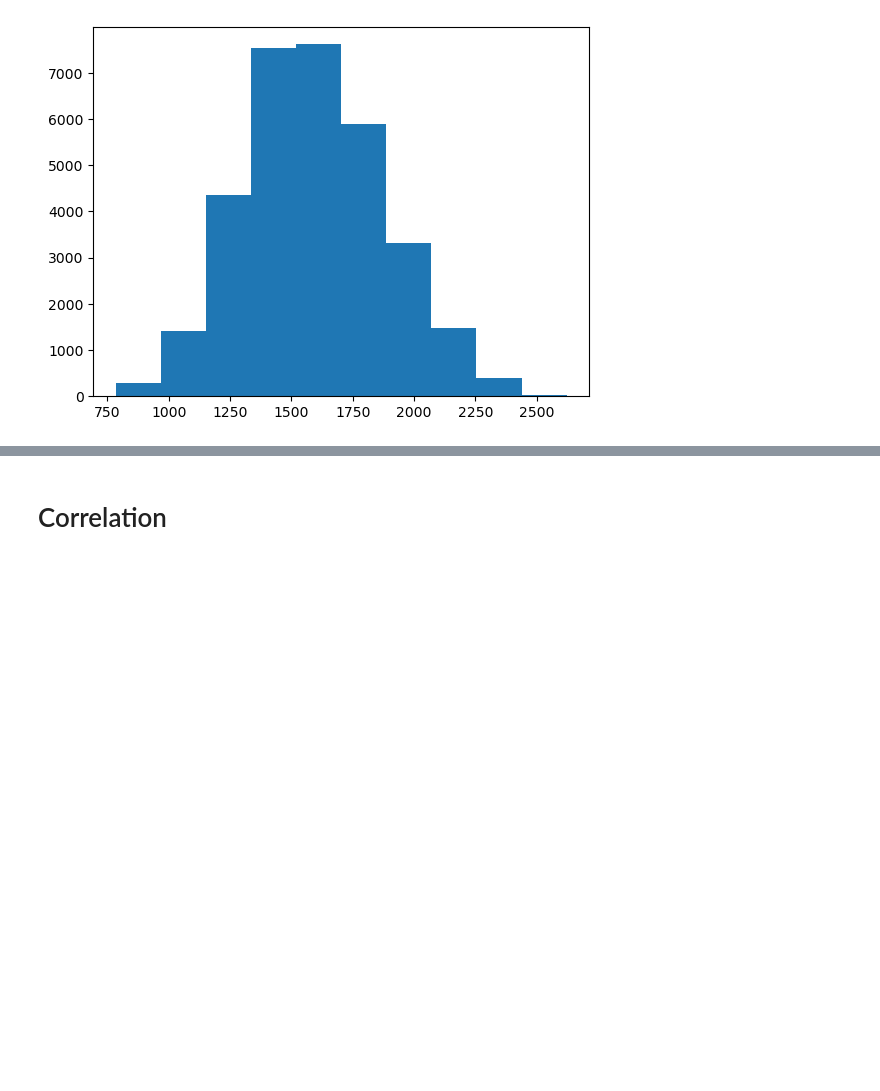
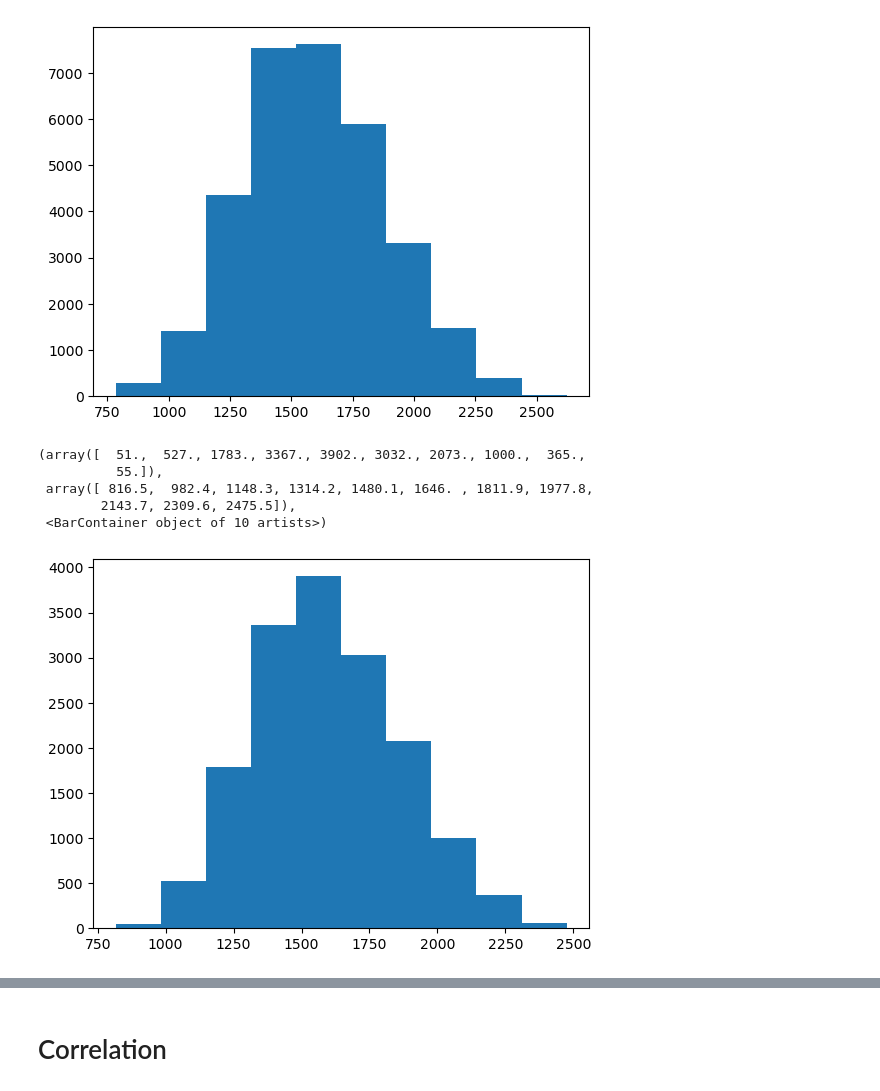
Before and after one commit to T-hawk/chess-ds-final, a Jupyter notebook: thomas-notebook.ipynb, the cells around one changed output, grey strips where cells are left out. Drawn from its saved outputs; the diff is of its cells as text; code cells hidden in the pictures; blank space fills up the shorter version.

```diff
--- a/thomas-notebook.ipynb
+++ b/thomas-notebook.ipynb
@@ -37,4 +37,7 @@ chess_data = chess_data_raw.drop(columns=["id", "white_id", "black_id"])
 
 # Drop all non-rated games for doing rating analysis
 chess_data = chess_data[chess_data["rated"] == True]
-chess_data["winner"] = chess_data["winner"].map({"black": 0, "white": 1})
+chess_data["winner"] = chess_data["winner"].map({"black": -1, "draw": 0, "white": 1})
+
+# Add column for game_rating. This is the average ELO of both players
+chess_data["game_rating"] = (chess_data["white_rating"] + chess_data["black_rating"]) / 2
@@ -41,3 +47,9 @@ chess_data["winner"] = chess_data["winner"].map({"black": 0, "white": 1})
+# %%
+chess_data["rating_bucket"] = pd.cut(
+    chess_data["game_rating"],
+    bins=[0, 1200, 1800, 3000],
+    labels=["low", "medium", "high"]
+)
 # %% [markdown]
 # Descriptive Statistics
 # %%
@@ -76,3 +95,12 @@ plt.hist(all_players, bins=10)
         2254.4, 2438.2, 2622. ]),
  <BarContainer object of 10 artists>)
 [figure]
+# %%
+plt.hist(chess_data['game_rating'])
+# %% [output]
+(array([  51.,  527., 1783., 3367., 3902., 3032., 2073., 1000.,  365.,
+          55.]),
+ array([ 816.5,  982.4, 1148.3, 1314.2, 1480.1, 1646. , 1811.9, 1977.8,
+        2143.7, 2309.6, 2475.5]),
+ <BarContainer object of 10 artists>)
+[figure, added]
```
Also changed, not shown: parts of 17 cells of this notebook, 1 other file.
